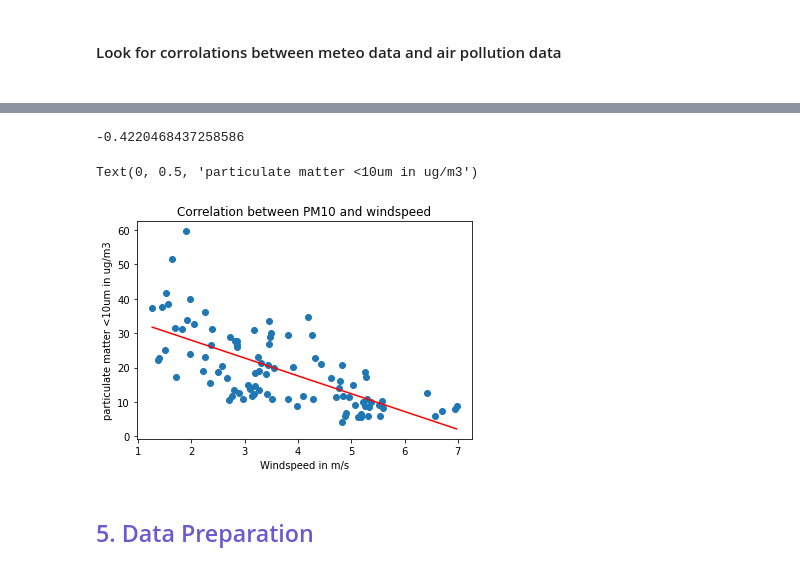
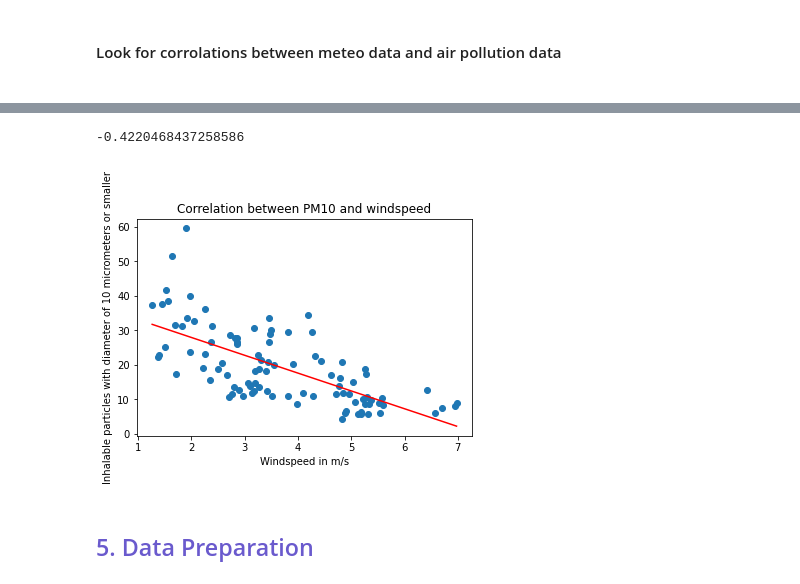
Before and after one commit to rawan-a-d/Air-Quality-Prediction, a Jupyter notebook: notebook.ipynb, the cells around one changed output, grey strips where cells are left out. Saved outputs shown, nothing was run; the diff lists cells and outputs as text; code cells hidden in the pictures.

Commit message:
Y-label fixed and text output removed

```diff
--- a/notebook.ipynb
+++ b/notebook.ipynb
@@ -203,17 +198,17 @@ df_meteo_air_pollution.corr(method='spearman')
 # %%
 group_by_day = df_meteo_air_pollution.groupby(pd.Grouper(freq='D', key='date')).mean()
 ws_pm10_corr = group_by_day["ws"].corr(group_by_day["pm2.5"])
 print(ws_pm10_corr)
 plt.scatter(group_by_day["ws"], group_by_day["pm10"])
 plt.plot(np.unique(group_by_day["ws"]), np.poly1d(np.polyfit(group_by_day["ws"], group_by_day["pm10"], 1))
          (np.unique(group_by_day["ws"])), color='red')
 plt.title('Correlation between PM10 and windspeed')
 plt.xlabel('Windspeed in m/s')
-plt.ylabel('particulate matter <10um in ug/m3')
+plt.ylabel('Inhalable particles with diameter of 10 micrometers or smaller');
+#particulate matter <10um in ug/m3
 # %% [output]
 -0.4220468437258586
-Text(0, 0.5, 'particulate matter <10um in ug/m3')
-[figure, old version]
+[figure, new version]
 # %% [markdown]
 <h2><font color=slateblue> 5. Data Preparation </font></h2>
 # %% [markdown]
```
Also changed, not shown: parts of 7 cells of this notebook.
